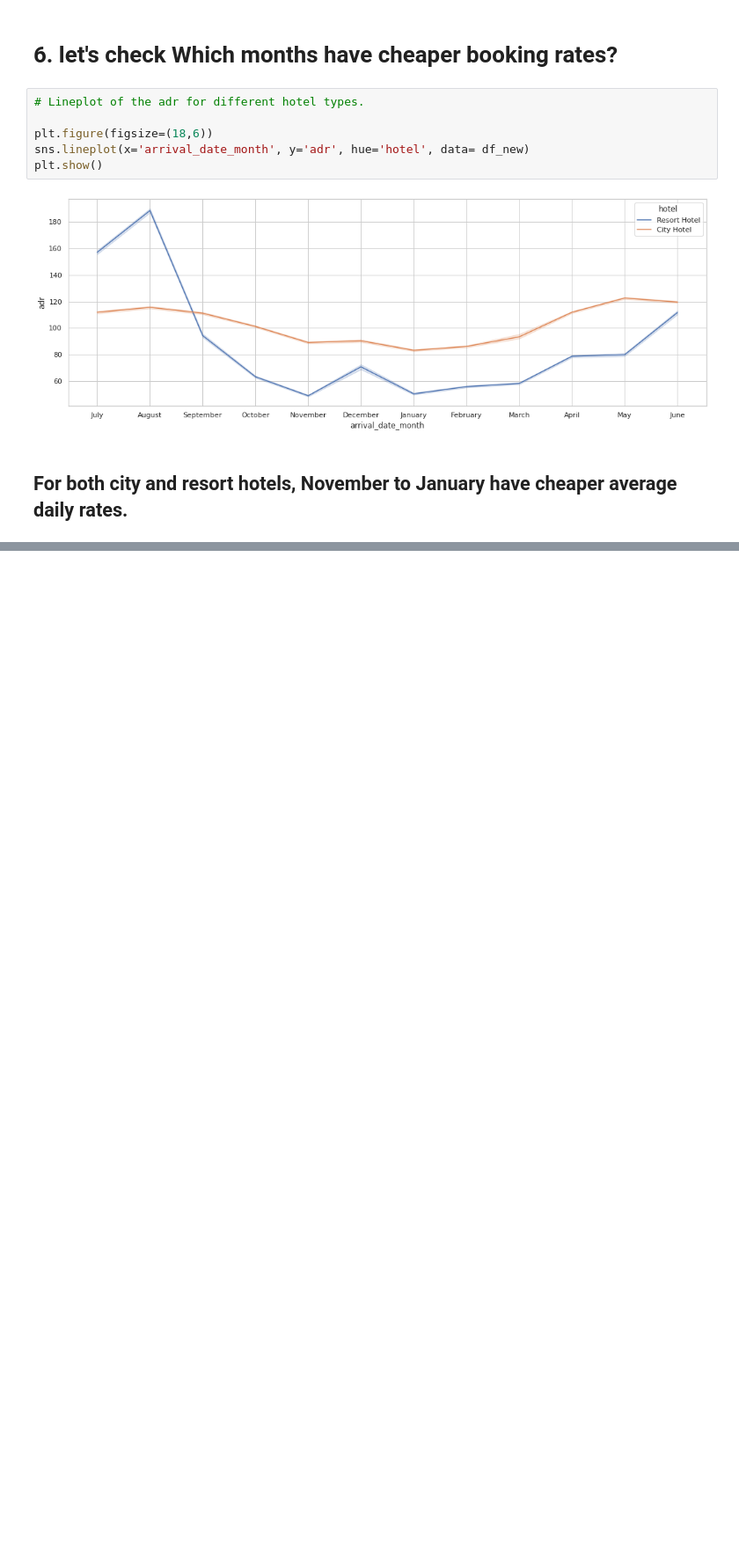
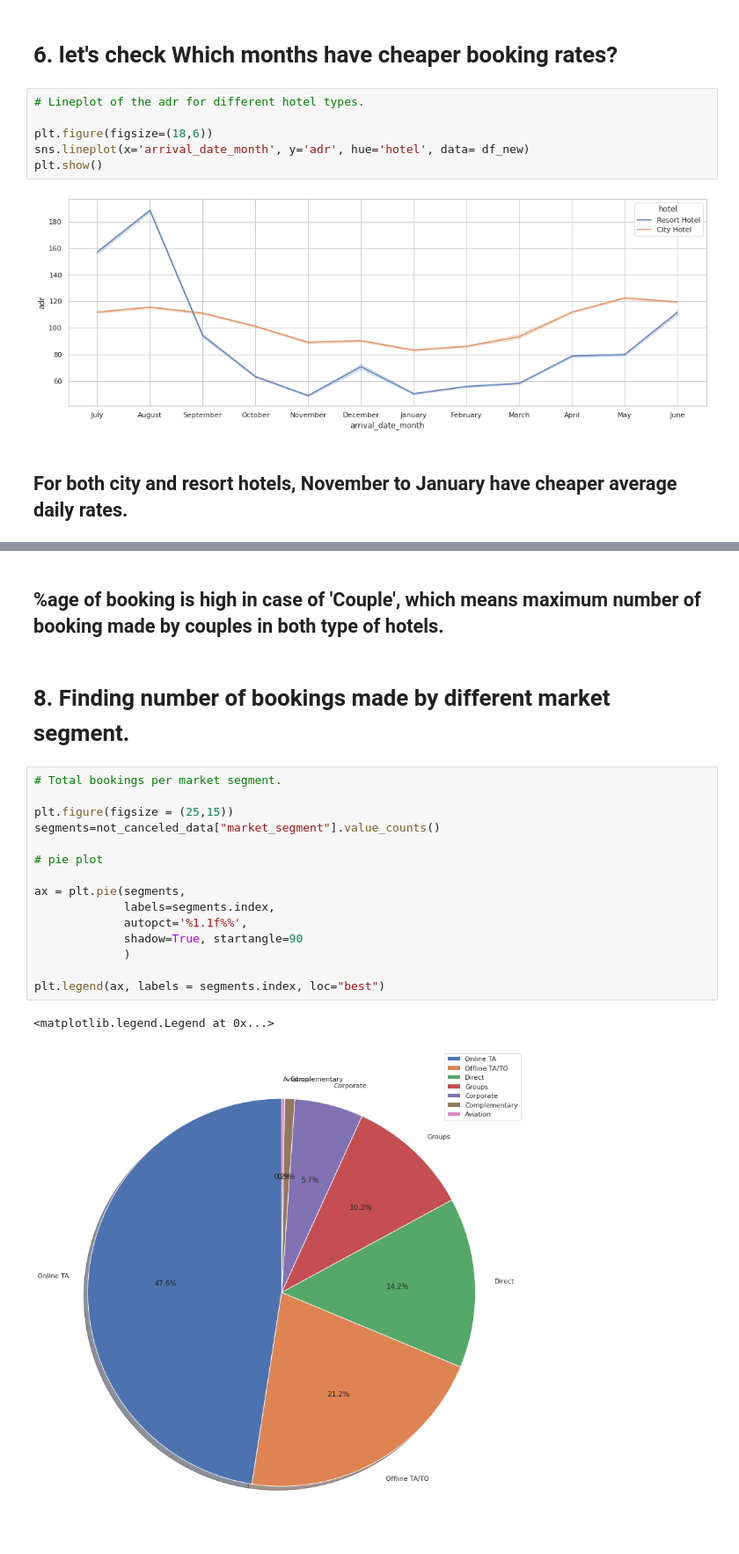
Before and after one commit to vickypandey07/Hotel-booking-analysis, a Jupyter notebook: Hotel_Booking_Analysis_Vikram_Pandey_Capstone_project_1.ipynb, the cells around one changed output, grey strips where cells are left out. Shown at 88% size. Cells and saved outputs as stored; diff of their text form; blank space fills up the shorter version.

```diff
--- a/Hotel_Booking_Analysis_Vikram_Pandey_Capstone_project_1.ipynb
+++ b/Hotel_Booking_Analysis_Vikram_Pandey_Capstone_project_1.ipynb
@@ -559,0 +603,22 @@ plt.show()
+# %% [markdown]
+## %age of booking is high in case of 'Couple', which means maximum number of booking made by couples in both type of hotels.
+# %% [markdown]
+# 8. Finding number of bookings made by different market segment.
+# %%
+# Total bookings per market segment.
+
+plt.figure(figsize = (25,15))
+segments=not_canceled_data["market_segment"].value_counts()
+
+# pie plot
+
+ax = plt.pie(segments,
+             labels=segments.index,
+             autopct='%1.1f%%',
+             shadow=True, startangle=90
+             )
+
+plt.legend(ax, labels = segments.index, loc="best")
+# %% [output]
+<matplotlib.legend.Legend at 0x...>
+[figure, added]
```
Also changed, not shown: parts of 27 cells of this notebook.
